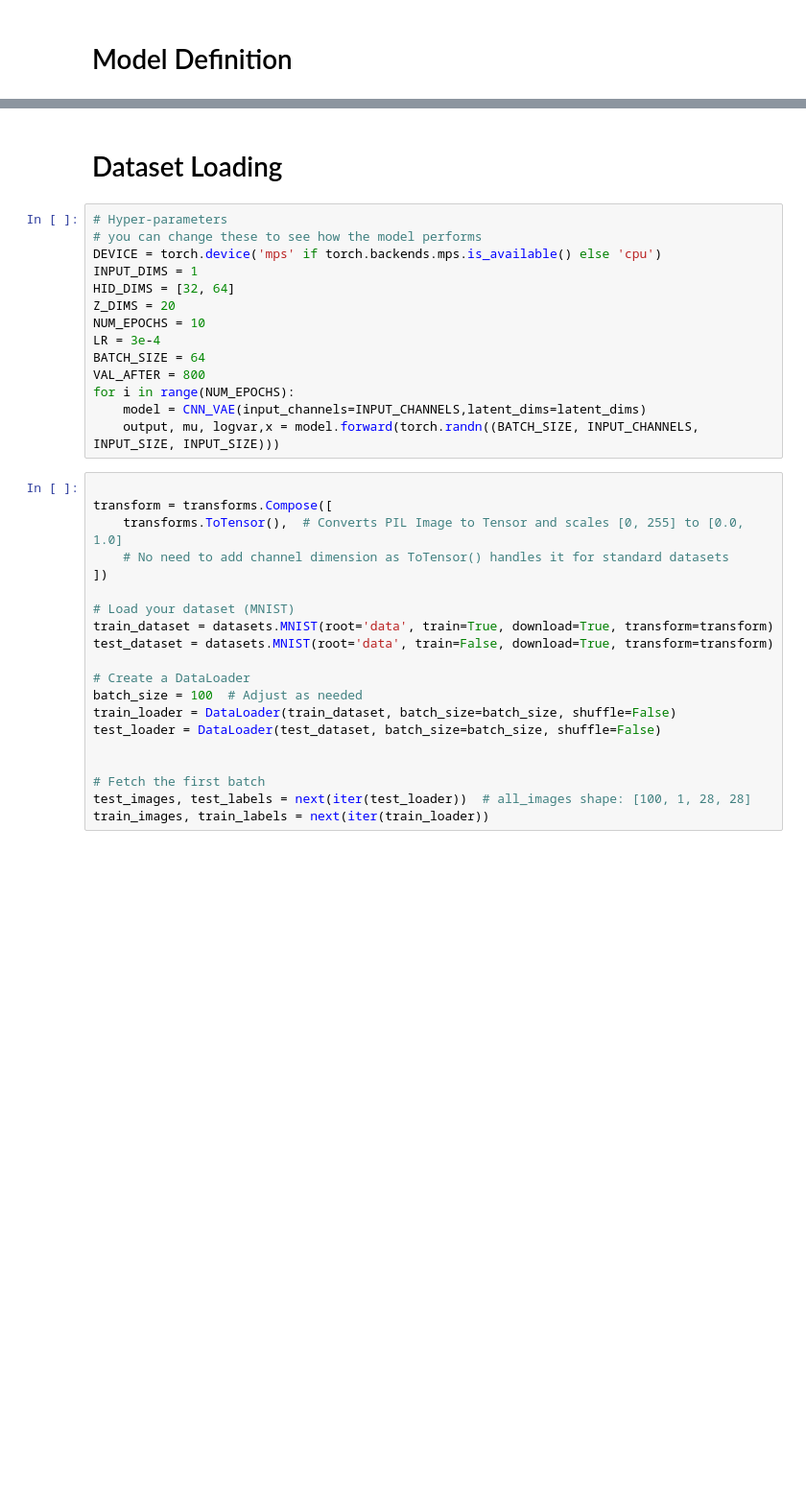
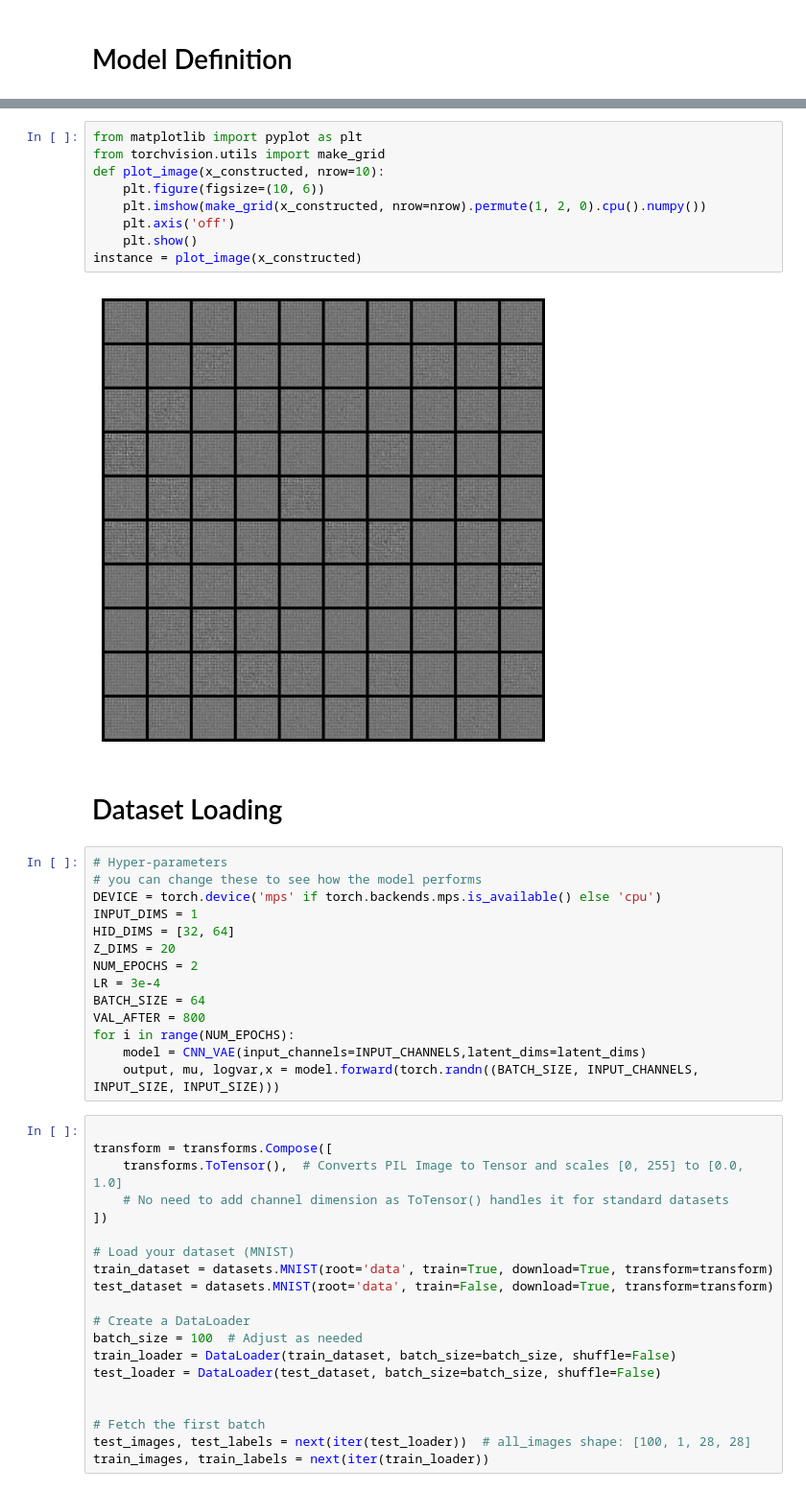
Before and after one commit to HassanRaza5121/Generative-AI, a Jupyter notebook: MSCS_24012_assignment2.ipynb, the cells around one changed output, grey strips where cells are left out. Shown: that part at 96% size. Drawn from its saved outputs; the diff is of its cells as text; blank space fills up the shorter version.

```diff
--- a/MSCS_24012_assignment2.ipynb
+++ b/MSCS_24012_assignment2.ipynb
@@ -147,3 +129,14 @@ tensor([[ 0.0482, -0.0694],
+# %%
+from matplotlib import pyplot as plt
+from torchvision.utils import make_grid
+def plot_image(x_constructed, nrow=10):
+    plt.figure(figsize=(10, 6))
+    plt.imshow(make_grid(x_constructed, nrow=nrow).permute(1, 2, 0).cpu().numpy())
+    plt.axis('off')
+    plt.show()
+instance = plot_image(x_constructed)
+# %% [output]
+[figure, added]
 # %% [markdown]
 # Dataset Loading
 # %%
@@ -153,7 +146,7 @@ DEVICE = torch.device('mps' if torch.backends.mps.is_available() else 'cpu')
 INPUT_DIMS = 1
 HID_DIMS = [32, 64]
 Z_DIMS = 20
-NUM_EPOCHS = 10
+NUM_EPOCHS = 2
 LR = 3e-4
 BATCH_SIZE = 64
 VAL_AFTER = 800
```
Also changed, not shown: parts of 2 cells of this notebook, 3 other files.
